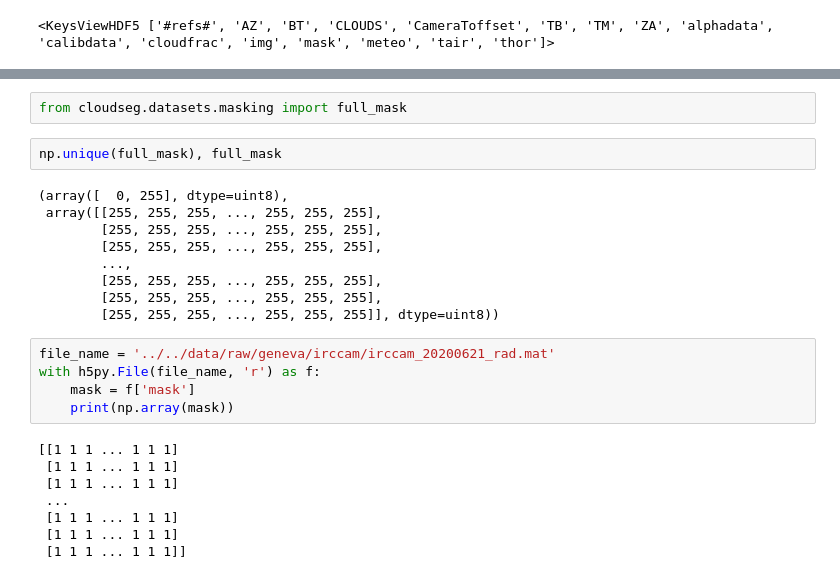
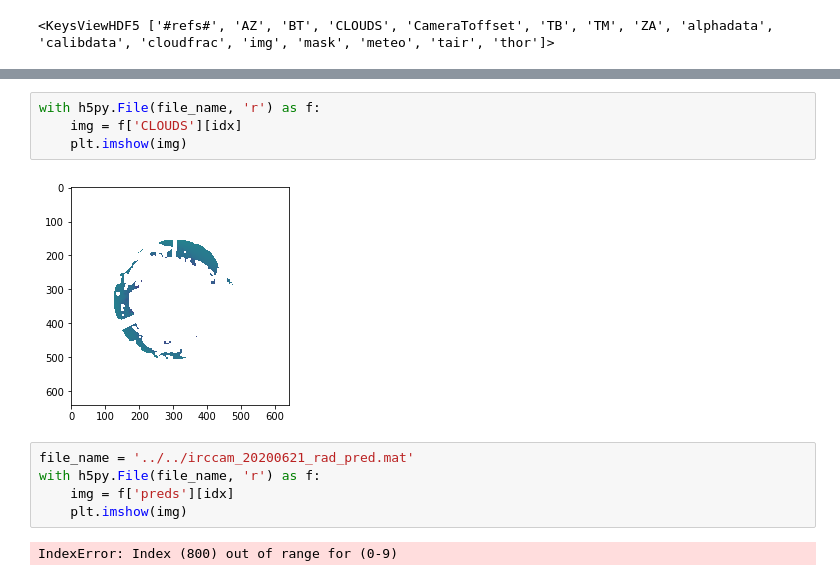
Before and after one commit to elrichgro/cloudseg, a Jupyter notebook: cloudseg/notebooks/test_script_output.ipynb, the cells around one changed output, grey strips where cells are left out. Saved outputs shown, nothing was run; the diff lists cells and outputs as text.

```diff
--- a/cloudseg/notebooks/test_script_output.ipynb
+++ b/cloudseg/notebooks/test_script_output.ipynb
@@ -49,26 +56,13 @@ with h5py.File(file_name, 'r') as f:
-# %%
-from cloudseg.datasets.masking import full_mask
-# %%
-np.unique(full_mask), full_mask
-# %% [output]
-(array([  0, 255], dtype=uint8),
- array([[255, 255, 255, ..., 255, 255, 255],
-        [255, 255, 255, ..., 255, 255, 255],
-        [255, 255, 255, ..., 255, 255, 255],
-        ...,
-        [255, 255, 255, ..., 255, 255, 255],
-        [255, 255, 255, ..., 255, 255, 255],
-        [255, 255, 255, ..., 255, 255, 255]], dtype=uint8))
+# %%
+with h5py.File(file_name, 'r') as f:
+    img = f['CLOUDS'][idx]
+    plt.imshow(img)
+# %% [output]
+[figure, added]
 # %%
-file_name = '../../data/raw/geneva/irccam/irccam_20200621_rad.mat'
+file_name = '../../irccam_20200621_rad_pred.mat'
 with h5py.File(file_name, 'r') as f:
-    mask = f['mask']
-    print(np.array(mask))
+    img = f['preds'][idx]
+    plt.imshow(img)
 # %% [output]
-[[1 1 1 ... 1 1 1]
- [1 1 1 ... 1 1 1]
- [1 1 1 ... 1 1 1]
- ...
- [1 1 1 ... 1 1 1]
- [1 1 1 ... 1 1 1]
- [1 1 1 ... 1 1 1]]
+IndexError: Index (800) out of range for (0-9)
```
Also changed, not shown: parts of 22 cells of this notebook, 2 other files.
